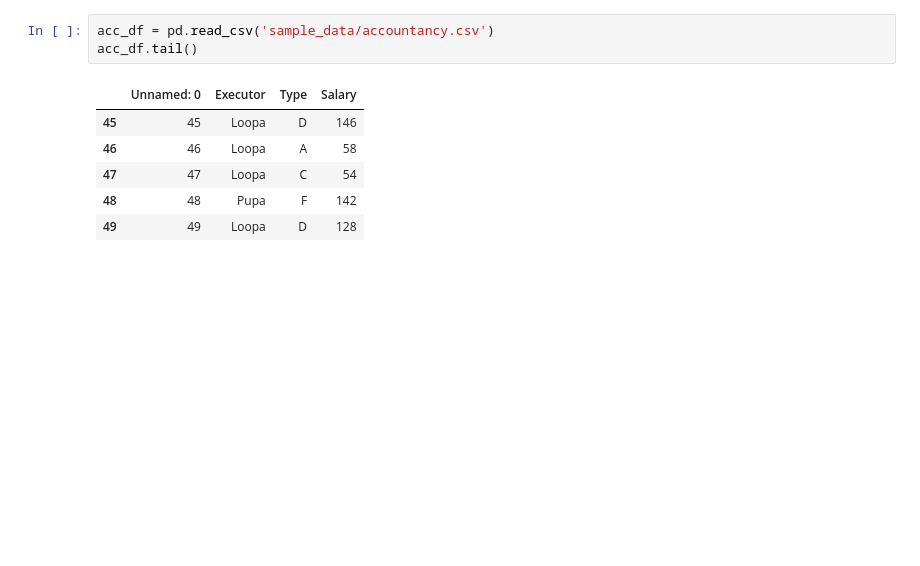
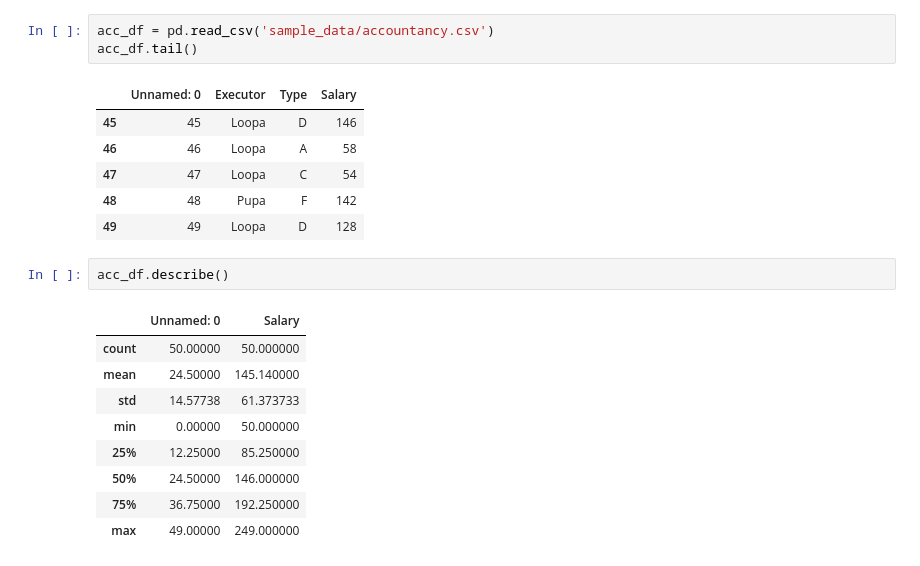
Before and after one commit to anatolii-kandiuk/research_students_df, a Jupyter notebook: research_df.ipynb, the cells around one changed output. Saved outputs shown, nothing was run; the diff lists cells and outputs as text; blank space fills up the shorter version.

```diff
--- a/research_df.ipynb
+++ b/research_df.ipynb
@@ -128,3 +128,15 @@ acc_df.tail()
 | 47 | 47 | Loopa | C | 54 |
 | 48 | 48 | Pupa | F | 142 |
 | 49 | 49 | Loopa | D | 128 |
+# %%
+acc_df.describe()
+# %% [output]
+|  | Unnamed: 0 | Salary |
+| count | 50.00000 | 50.000000 |
+| mean | 24.50000 | 145.140000 |
+| std | 14.57738 | 61.373733 |
+| min | 0.00000 | 50.000000 |
+| 25% | 12.25000 | 85.250000 |
+| 50% | 24.50000 | 146.000000 |
+| 75% | 36.75000 | 192.250000 |
+| max | 49.00000 | 249.000000 |
```
Also changed, not shown: parts of 8 cells of this notebook.
